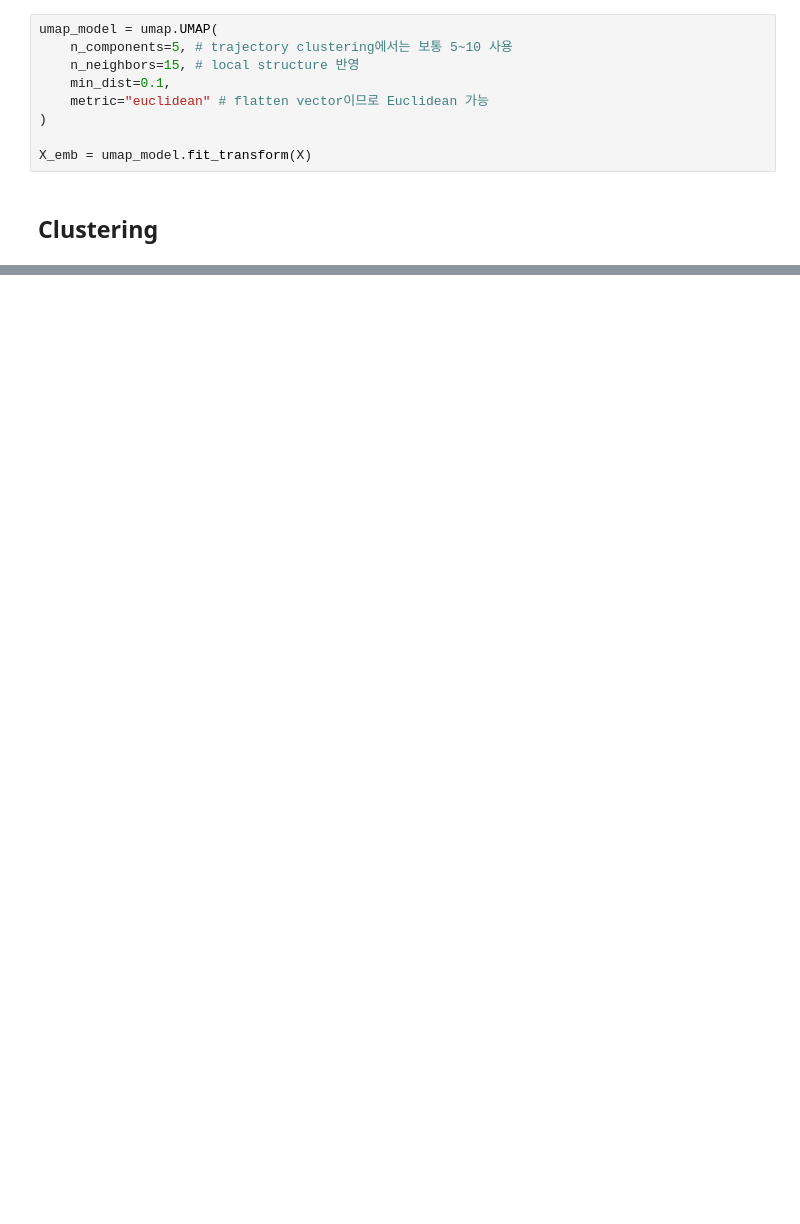
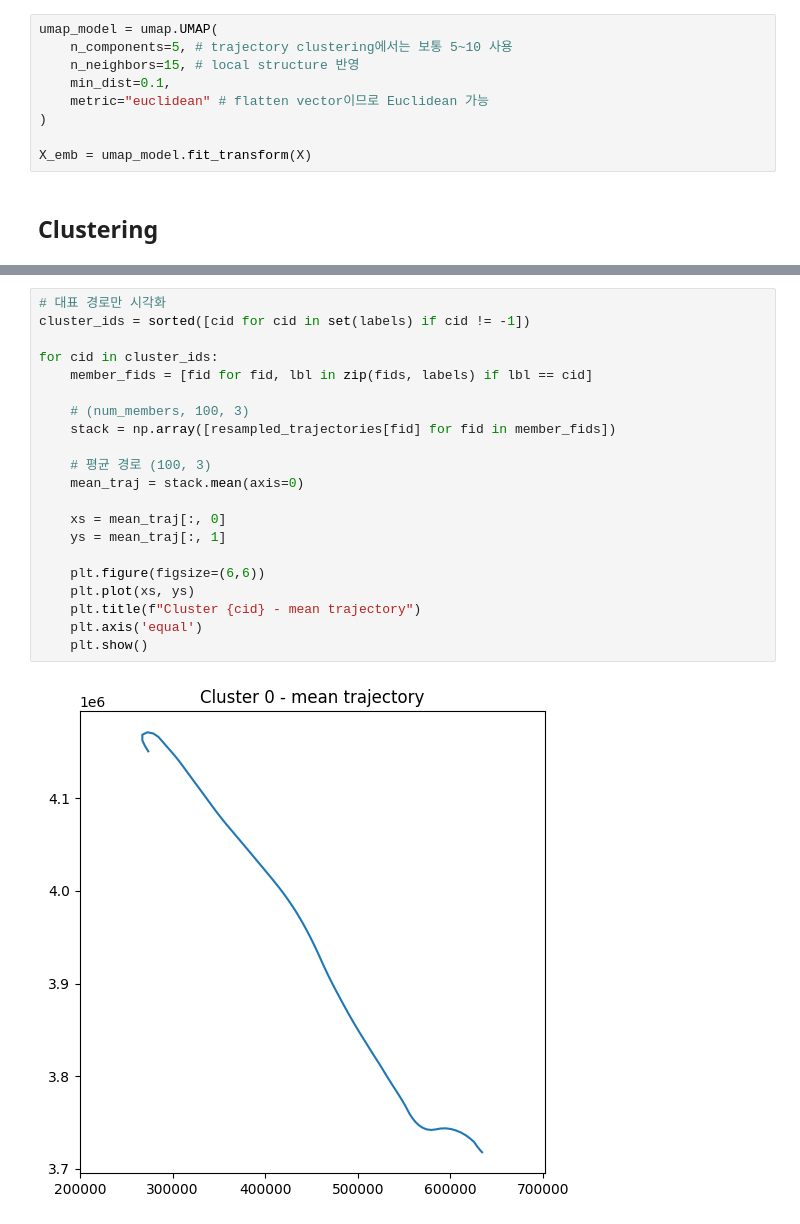
Before and after one commit to insung-hw/flight-trajectory-clustering, a Jupyter notebook: trajectory-clustering.ipynb, the cells around one changed output, grey strips where cells are left out. Drawn from its saved outputs; the diff is of its cells as text; blank space fills up the shorter version.

```diff
--- a/trajectory-clustering.ipynb
+++ b/trajectory-clustering.ipynb
@@ -558,0 +524,23 @@ for cluster_id in set(labels):
+# %%
+# 대표 경로만 시각화
+cluster_ids = sorted([cid for cid in set(labels) if cid != -1])
+
+for cid in cluster_ids:
+    member_fids = [fid for fid, lbl in zip(fids, labels) if lbl == cid]
+
+    # (num_members, 100, 3)
+    stack = np.array([resampled_trajectories[fid] for fid in member_fids])
+
+    # 평균 경로 (100, 3)
+    mean_traj = stack.mean(axis=0)
+
+    xs = mean_traj[:, 0]
+    ys = mean_traj[:, 1]
+
+    plt.figure(figsize=(6,6))
+    plt.plot(xs, ys)
+    plt.title(f"Cluster {cid} - mean trajectory")
+    plt.axis('equal')
+    plt.show()
+# %% [output]
+[figure, added]
```
Also changed, not shown: parts of 36 cells of this notebook.
